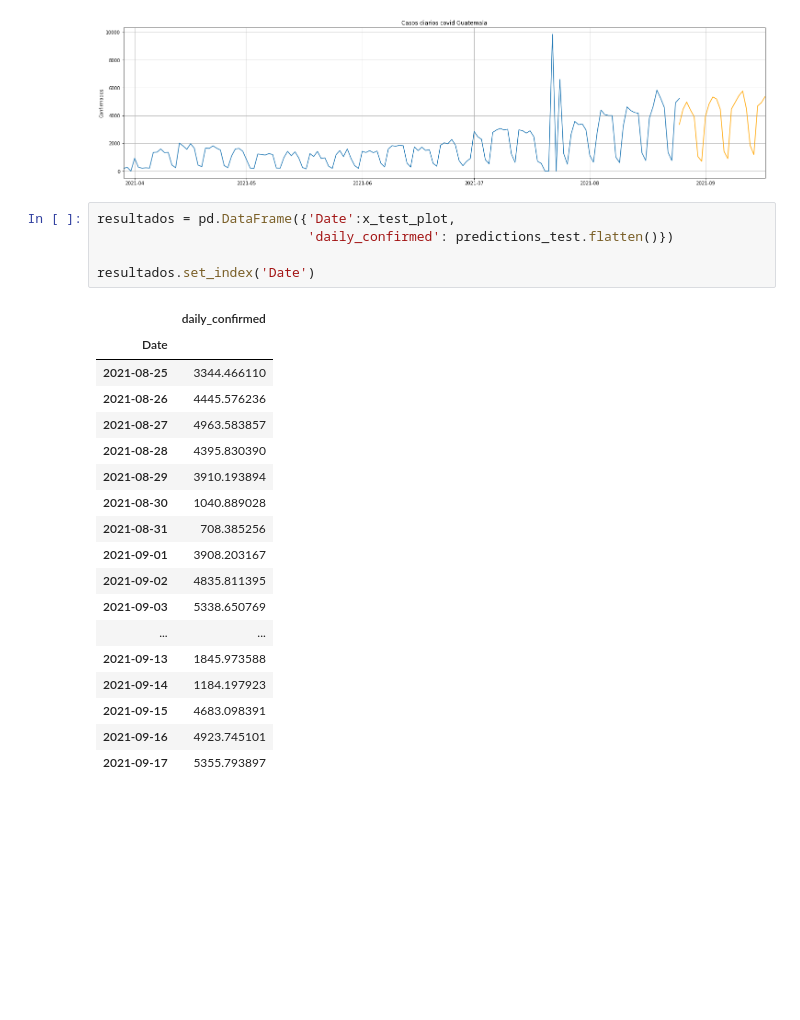
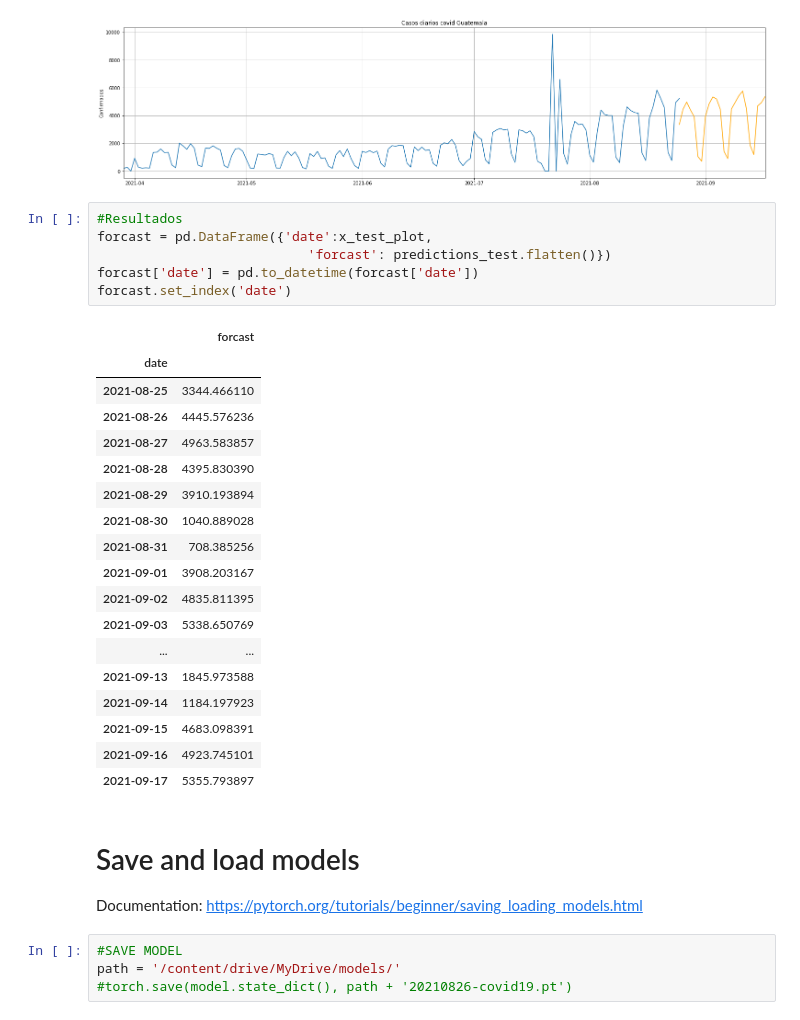
Before and after one commit to r-diazp/covid19, a Jupyter notebook: time_series_covid19.ipynb, the cells around one changed output. Saved outputs shown, nothing was run; the diff lists cells and outputs as text; blank space fills up the shorter version.

```diff
--- a/time_series_covid19.ipynb
+++ b/time_series_covid19.ipynb
@@ -332,27 +334,36 @@ plt.plot(x_test_plot, predictions_test, "orange")
 plt.show()
 # %% [output]
 [figure]
-# %%
-resultados = pd.DataFrame({'Date':x_test_plot,
-                           'daily_confirmed': predictions_test.flatten()})
-
-resultados.set_index('Date')
-# %% [output]
-|  | daily_confirmed |
-| Date |  |
-| 2021-08-25 | 3344.466110 |
-| 2021-08-26 | 4445.576236 |
-| 2021-08-27 | 4963.583857 |
-| 2021-08-28 | 4395.830390 |
-| 2021-08-29 | 3910.193894 |
-| 2021-08-30 | 1040.889028 |
-| 2021-08-31 | 708.385256 |
-| 2021-09-01 | 3908.203167 |
-| 2021-09-02 | 4835.811395 |
-| 2021-09-03 | 5338.650769 |
-| ... | ... |
-| 2021-09-13 | 1845.973588 |
-| 2021-09-14 | 1184.197923 |
-| 2021-09-15 | 4683.098391 |
-| 2021-09-16 | 4923.745101 |
-| 2021-09-17 | 5355.793897 |
+# %%
+#Resultados
+forcast = pd.DataFrame({'date':x_test_plot,
+                           'forcast': predictions_test.flatten()})
+forcast['date'] = pd.to_datetime(forcast['date'])
+forcast.set_index('date')
+# %% [output]
+|  | forcast |
+| date |  |
+| 2021-08-25 | 3344.466110 |
+| 2021-08-26 | 4445.576236 |
+| 2021-08-27 | 4963.583857 |
+| 2021-08-28 | 4395.830390 |
+| 2021-08-29 | 3910.193894 |
+| 2021-08-30 | 1040.889028 |
+| 2021-08-31 | 708.385256 |
+| 2021-09-01 | 3908.203167 |
+| 2021-09-02 | 4835.811395 |
+| 2021-09-03 | 5338.650769 |
+| ... | ... |
+| 2021-09-13 | 1845.973588 |
+| 2021-09-14 | 1184.197923 |
+| 2021-09-15 | 4683.098391 |
+| 2021-09-16 | 4923.745101 |
+| 2021-09-17 | 5355.793897 |
+# %% [markdown]
+# Save and load models
+Documentation:
+https://pytorch.org/tutorials/beginner/saving_loading_models.html
+# %%
+#SAVE MODEL
+path = '/content/drive/MyDrive/models/'
+#torch.save(model.state_dict(), path + '20210826-covid19.pt')
```
Also changed, not shown: parts of 5 cells of this notebook.
